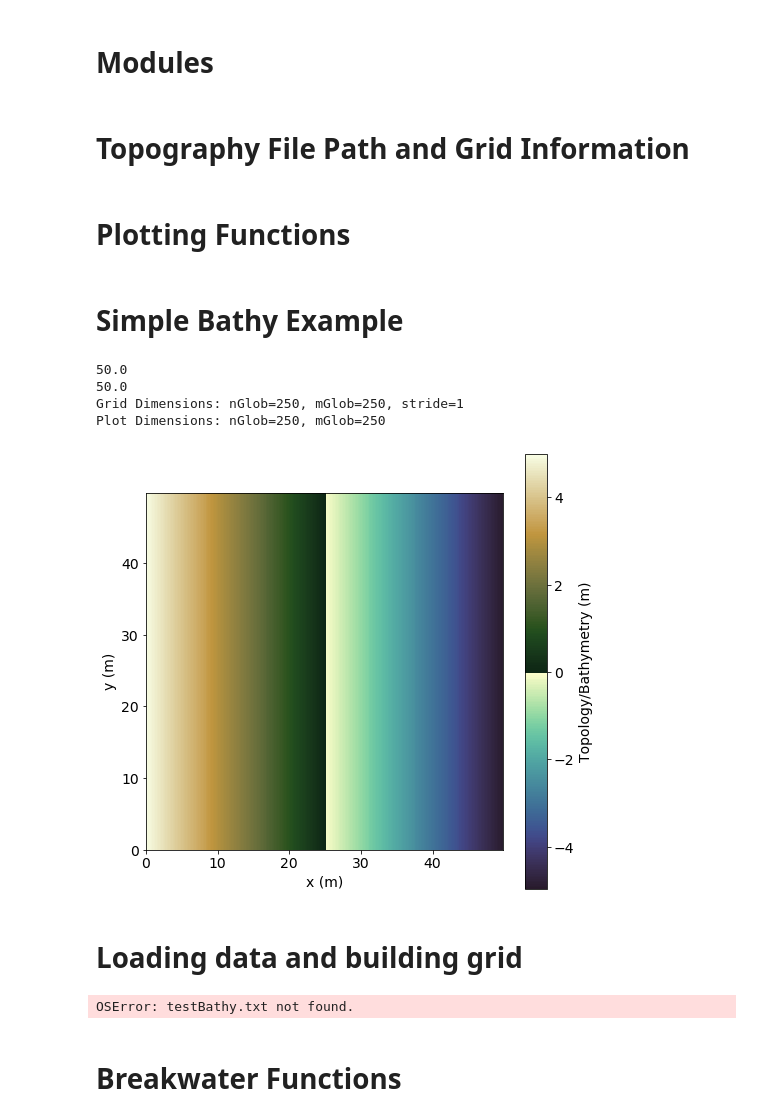
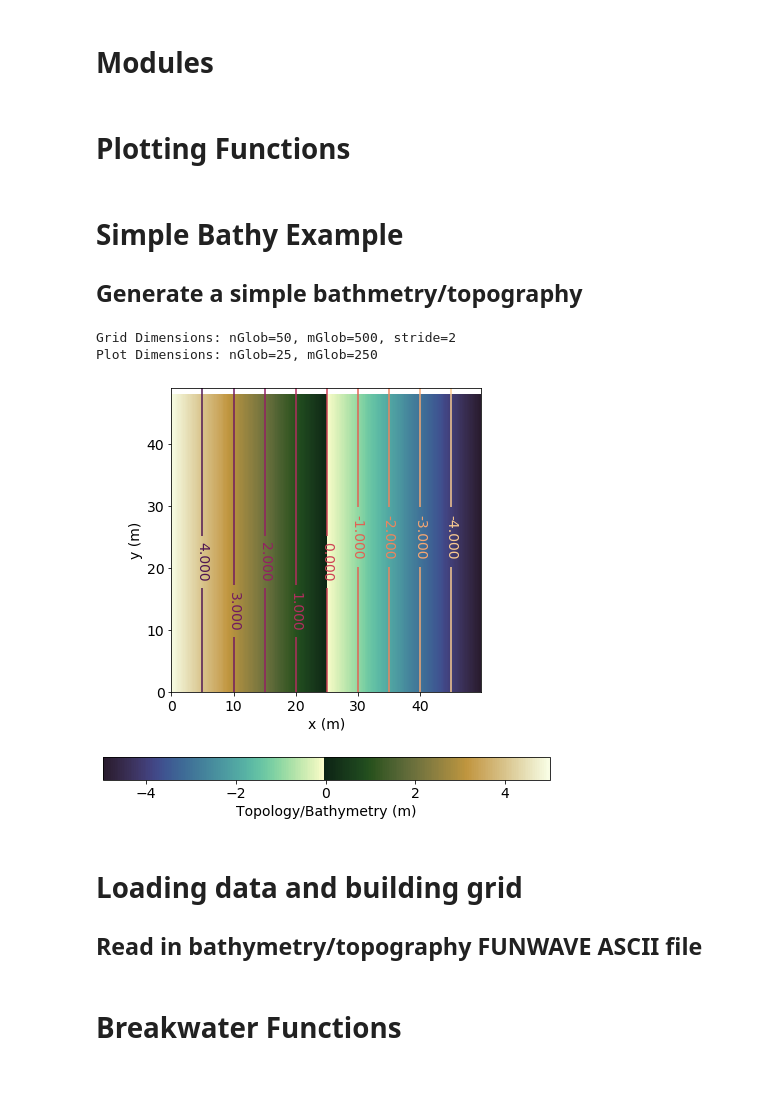
Before and after one commit to mayhl/FUNWAVE-TVD-pyScripts, a Jupyter notebook: bathy_modifications/addBreakwater.ipynb, the cells around one changed output. Drawn from its saved outputs; the diff is of its cells as text; code cells hidden in the pictures; blank space fills up the shorter version.

```diff
--- a/bathy_modifications/addBreakwater.ipynb
+++ b/bathy_modifications/addBreakwater.ipynb
@@ -9,5 +9,3 @@ import cmocean
 
 from shapely.geometry import Polygon, Point
 import shapely
-# %% [markdown]
-# Topography File Path and Grid Information
@@ -27,6 +12,8 @@ maxLinearPlotPoints = 200
 # %% [markdown]
 # Plotting Functions
 # %%
+maxLinearPlotPoints = 200
+
 font = {'family' : 'DejaVu Sans',
     'weight' : 'normal',
     'size'   : 14}
@@ -86,60 +73,71 @@ def plotBathy( ax, x, y, z , stride=1):
 
     ax.set_aspect('equal', 'box')
 
-    #CS = ax.contour(x , y, z, 10, cmap=cmBathyContour )
-    #plt.clabel(CS, inline=1, fontsize=14)
+    CS = ax.contour(x , y, z, 10, cmap=cmBathyContour )
+    plt.clabel(CS, inline=1, fontsize=14)
 
     ax.set_xlabel( "x (m)")
     ax.set_ylabel( "y (m)")
 # %% [markdown]
 # Simple Bathy Example
+## Generate a simple bathmetry/topography
 # %%
+x0 = 0
+y0 = 0
 
-rY = 1/5
-rX = 2
-dx = 0.1*rX
-dy = 1*rY
+dx = 0.1
+dy = 1
 
-nGlob = 50/rY
-mGlob = 2.5*200/rX
-
-print(dx*mGlob)
-print(dy*nGlob)
+nGlob = 50
+mGlob = 2.5*200
 
 # Constructing equispaced grid
 x = np.arange(0,mGlob)*dx + x0
 y = np.arange(0,nGlob)*dy + y0
 
 # Computing stride based on max linear plot size
 nMax = max(nGlob,mGlob)
 stride = int(nMax/maxLinearPlotPoints)
 if ( stride < 1 ): stride = 1
 
 nGlobPlot = int( nGlob/stride )
 mGlobPlot = int( mGlob/stride )
 
 [X,Y] = np.meshgrid(x,y)
 
+# Simple bathy/topo of a sloping beach with slope 0.2 and zero contour line at x=25
 bathy = 0.2*(25-X)
 
 print( "Grid Dimensions: nGlob=%d, mGlob=%d, stride=%d" % (nGlob, mGlob, stride) )
 print( "Plot Dimensions: nGlob=%d, mGlob=%d" % (nGlobPlot,mGlobPlot) )
 
 # Plotting topography/bathymetry
 fig, ax = plt.subplots()
 fig.set_size_inches(8, 8)
 
 
 plotBathy( ax, x, y, bathy, stride )
 # %% [output]
-50.0
-50.0
-Grid Dimensions: nGlob=250, mGlob=250, stride=1
-Plot Dimensions: nGlob=250, mGlob=250
+Grid Dimensions: nGlob=50, mGlob=500, stride=2
+Plot Dimensions: nGlob=25, mGlob=250
-[figure, old version]
+[figure, new version]
 # %% [markdown]
 # Loading data and building grid
+## Read in bathymetry/topography FUNWAVE ASCII file
 # %%
+# File path/name
+bathyFilePath = 'testBathy.txt'
+
+# Origin point of grid
+x0 = 0
+y0 = 0
+
+# Grid Resolution
+dx = 0.1
+dy = 2
+
+# Maximum number of points to plot in a single direction
+
 # Loading data
 funwaveBathy = np.loadtxt(bathyFilePath)
 
@@ -168,8 +166,6 @@ fig.set_size_inches(8, 8)
 
 
 plotBathy( ax, x, y, bathy, stride )
-# %% [output]
-OSError: testBathy.txt not found.
 # %% [markdown]
 # Breakwater Functions
 # %%
```
Also changed, not shown: parts of 6 cells of this notebook.
